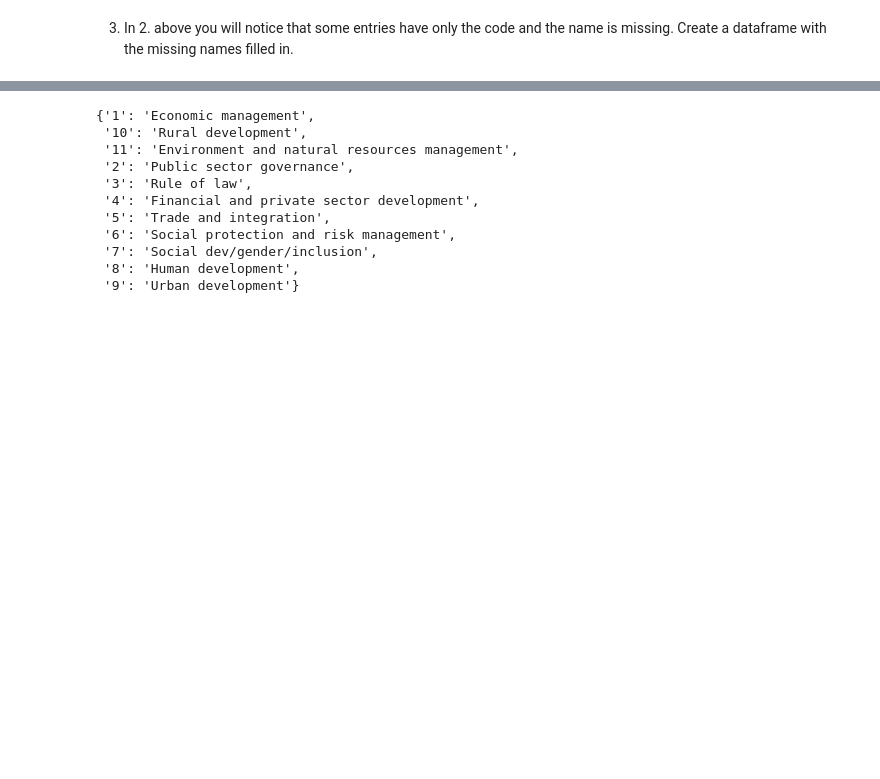
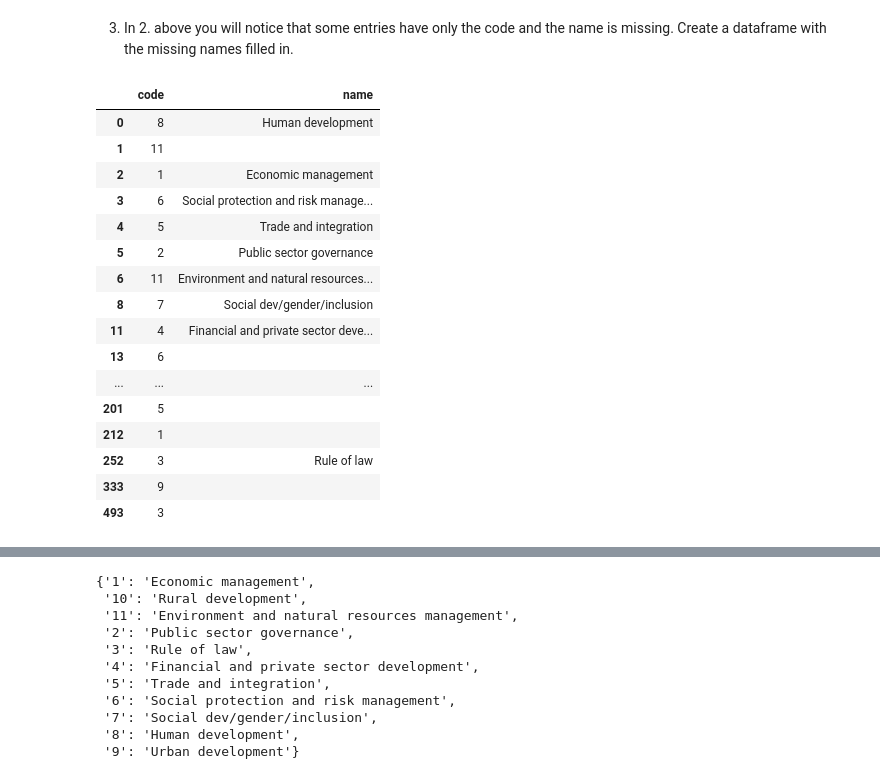
Before and after one commit to stevesong1121/Springboard-Course-Mini-Project-1, a Jupyter notebook: sliderule_dsi_json_exercise.ipynb, the cells around one changed output, grey strips where cells are left out. Drawn from its saved outputs; the diff is of its cells as text; code cells hidden in the pictures; blank space fills up the shorter version.

```diff
--- a/sliderule_dsi_json_exercise.ipynb
+++ b/sliderule_dsi_json_exercise.ipynb
@@ -145,3 +145,6 @@ print(counter)
 [('Rural development', 135), ('Environment and natural resources management', 135), ('Public sector governance', 126), ('Human development', 118), ('Social protection and risk management', 110), ('Fin ...
 # %% [markdown]
 3. In 2. above you will notice that some entries have only the code and the name is missing. Create a dataframe with the missing names filled in.
+# %%
+file1 = json.load((open('/Data Science/DSC/mini projects/data_wrangling_json/data/world_bank_projects.json')))
+df = json_normalize(file1,'mjtheme_namecode')
@@ -147,0 +153,21 @@ print(counter)
+# %%
+new_df = df[['code', 'name']].drop_duplicates()
+new_df
+# %% [output]
+|  | code | name |
+| 0 | 8 | Human development |
+| 1 | 11 |  |
+| 2 | 1 | Economic management |
+| 3 | 6 | Social protection and risk manage... |
+| 4 | 5 | Trade and integration |
+| 5 | 2 | Public sector governance |
+| 6 | 11 | Environment and natural resources... |
+| 8 | 7 | Social dev/gender/inclusion |
+| 11 | 4 | Financial and private sector deve... |
+| 13 | 6 |  |
+| ... | ... | ... |
+| 201 | 5 |  |
+| 212 | 1 |  |
+| 252 | 3 | Rule of law |
+| 333 | 9 |  |
+| 493 | 3 |  |
```
Also changed, not shown: parts of 6 cells of this notebook.
